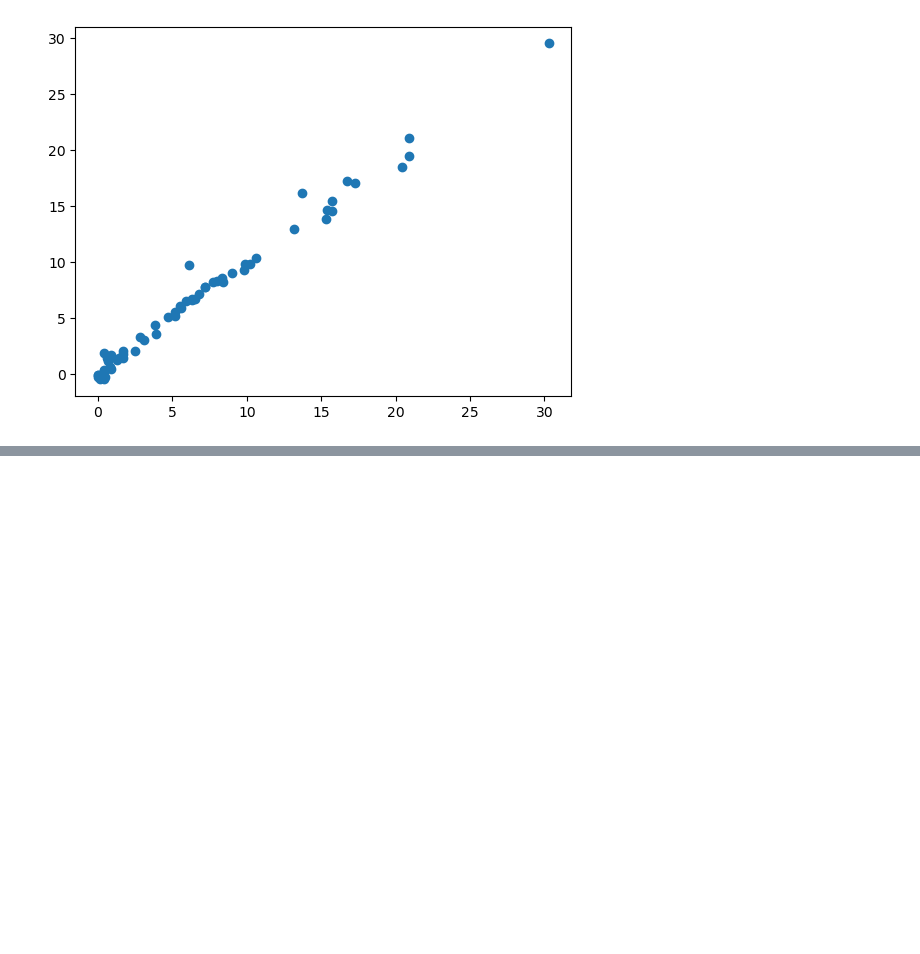
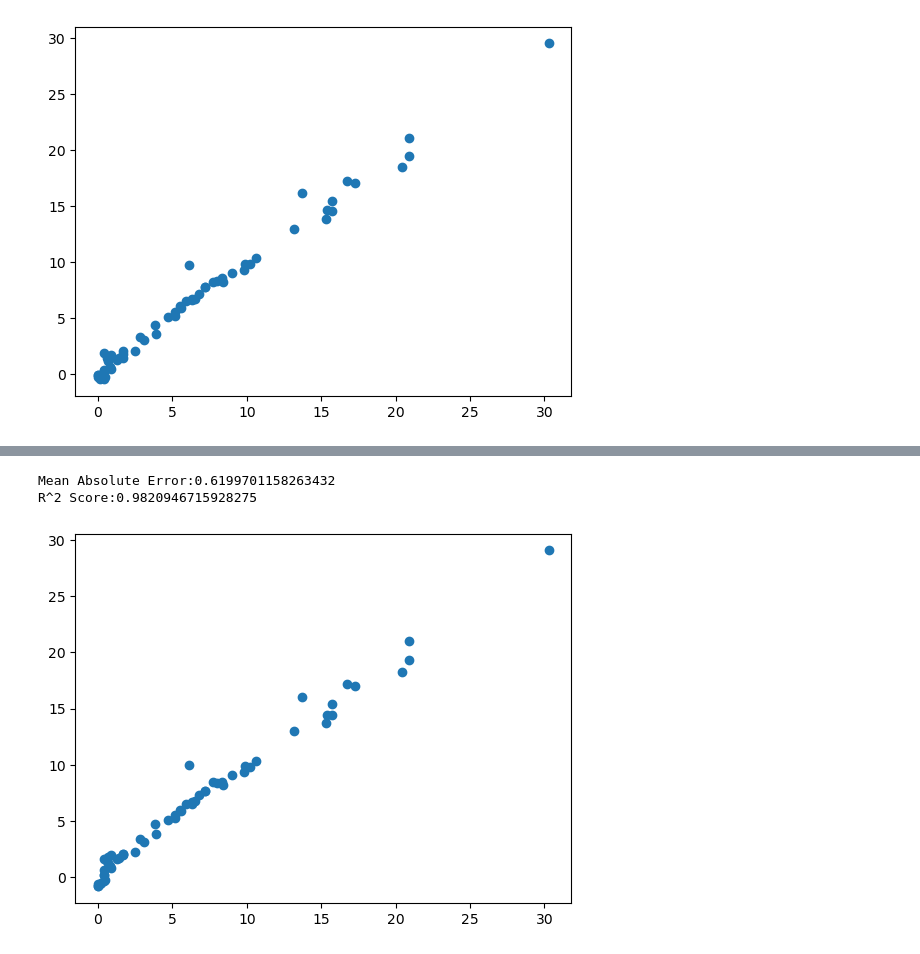
Before and after one commit to Niraj7272/DataScience, a Jupyter notebook: Practice/Machine_Learning/Algerian_forest_fire_project/algerian_forest_fire.ipynb, the cells around one changed output, grey strips where cells are left out. Drawn from its saved outputs; the diff is of its cells as text; code cells hidden in the pictures; blank space fills up the shorter version.

```diff
--- a/Practice/Machine_Learning/Algerian_forest_fire_project/algerian_forest_fire.ipynb
+++ b/Practice/Machine_Learning/Algerian_forest_fire_project/algerian_forest_fire.ipynb
@@ -199,0 +222,11 @@ R^2 Score: 0.9847657384266951
+# %%
+y_pred = lasso_cv.predict(x_test_scaled)
+plt.scatter(y_test,y_pred)
+mae = mean_absolute_error(y_test,y_pred)
+score = r2_score(y_test,y_pred)
+print(f'Mean Absolute Error:{mae}')
+print(f'R^2 Score:{score}')
+# %% [output]
+Mean Absolute Error:0.6199701158263432
+R^2 Score:0.9820946715928275
+[figure, added]
```
Also changed, not shown: parts of 5 cells of this notebook.
